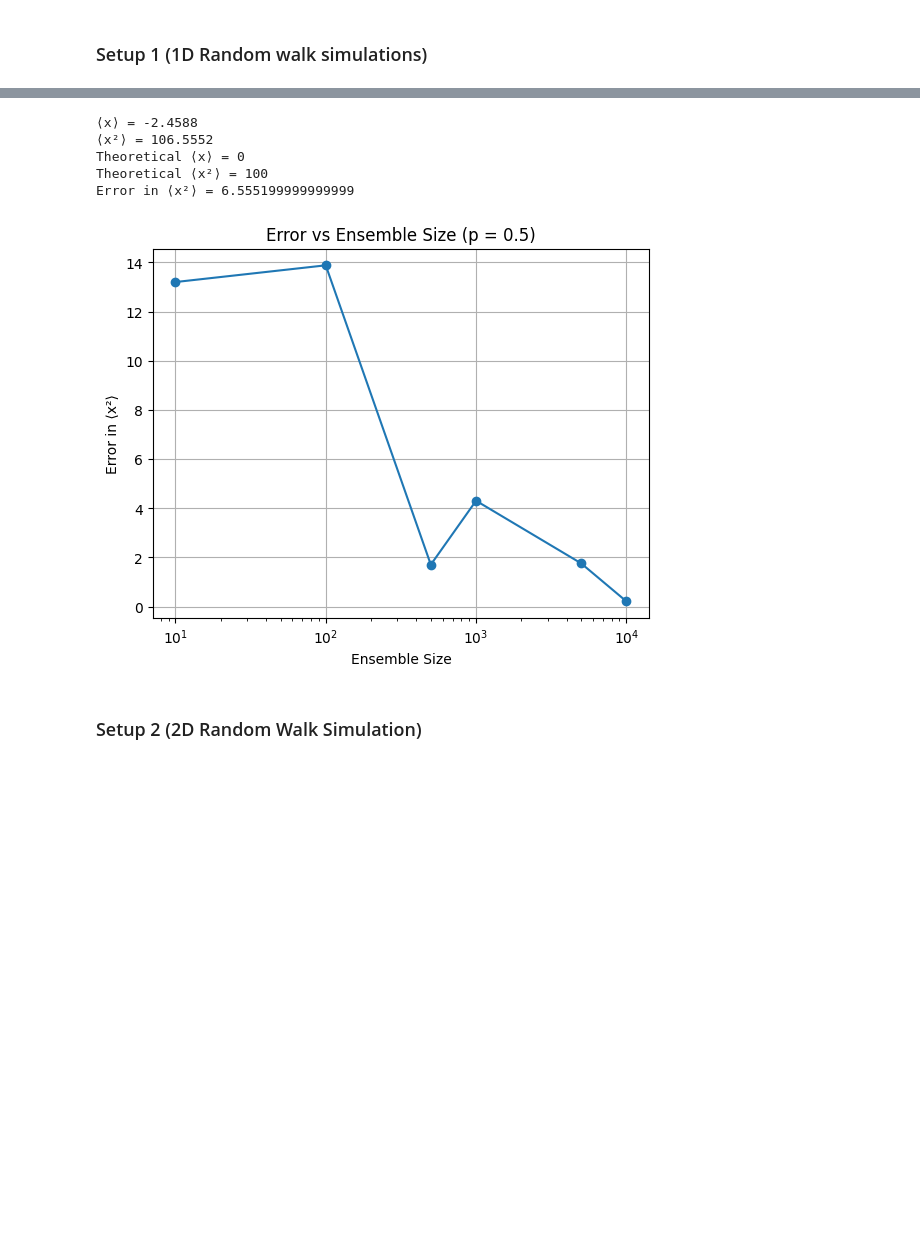
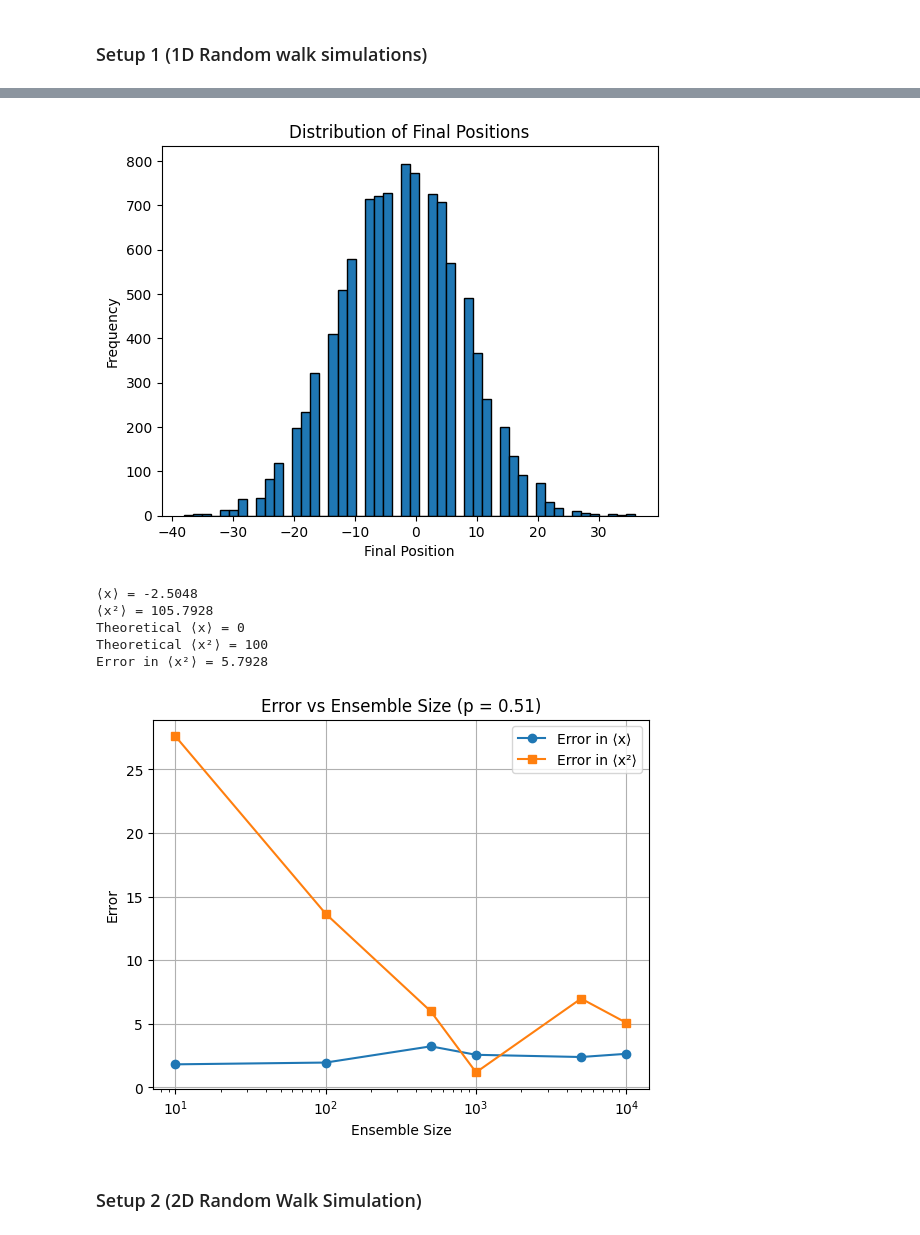
Before and after one commit to arsanjeevk/Computational_Methods, a Jupyter notebook: Assignment-9(Random Walk)/assignment_9.ipynb, the cells around one changed output, grey strips where cells are left out. Drawn from its saved outputs; the diff is of its cells as text; code cells hidden in the pictures; blank space fills up the shorter version.

```diff
--- a/Assignment-9(Random Walk)/assignment_9.ipynb
+++ b/Assignment-9(Random Walk)/assignment_9.ipynb
@@ -66,36 +100,30 @@ Error in ⟨x²⟩ = 2.356800000000007
 # %%
 #question2
 #dob = 06/07/2006
 ddd = 187
 pod = ddd/365
 
 m2 = random_walk_simulation_1d(walkers, N , pod)
+
+#histogram of final positions
+plt.hist(m2, bins=50, edgecolor='black')
+plt.xlabel("Final Position")
+plt.ylabel("Frequency")
+plt.title("Distribution of Final Positions")
+plt.show()
+
+#results
 result = statistics_calculations(m2, N)
 
-#error analysis for different ensemble sizes
-ensemble_sizes = [10, 100, 500, 1000, 5000, 10000]
-errors = []
-
-for walkers in ensemble_sizes:
-    m = random_walk_simulation_1d(walkers, N, p)
-    mean_x2 = np.mean(np.array(m)**2)
-    error = abs(mean_x2 - N)
-    errors.append(error)
-
-#plot error vs ensemble size
-plt.plot(ensemble_sizes, errors, marker='o')
-plt.xscale("log")
-plt.xlabel("Ensemble Size")
-plt.ylabel("Error in ⟨x²⟩")
-plt.title("Error vs Ensemble Size (p = 0.5)")
-plt.grid(True)
-plt.show()
+#error analysis
+error_analysis(N, pod)
 # %% [output]
+[figure, new version]
-⟨x⟩ = -2.4588
-⟨x²⟩ = 106.5552
+⟨x⟩ = -2.5048
+⟨x²⟩ = 105.7928
 Theoretical ⟨x⟩ = 0
 Theoretical ⟨x²⟩ = 100
-Error in ⟨x²⟩ = 6.555199999999999
+Error in ⟨x²⟩ = 5.7928
-[figure, old version]
+[figure, added]
 # %% [markdown]
 ### Setup 2 (2D Random Walk Simulation)
```
Also changed, not shown: parts of 6 cells of this notebook, 1 other file.
